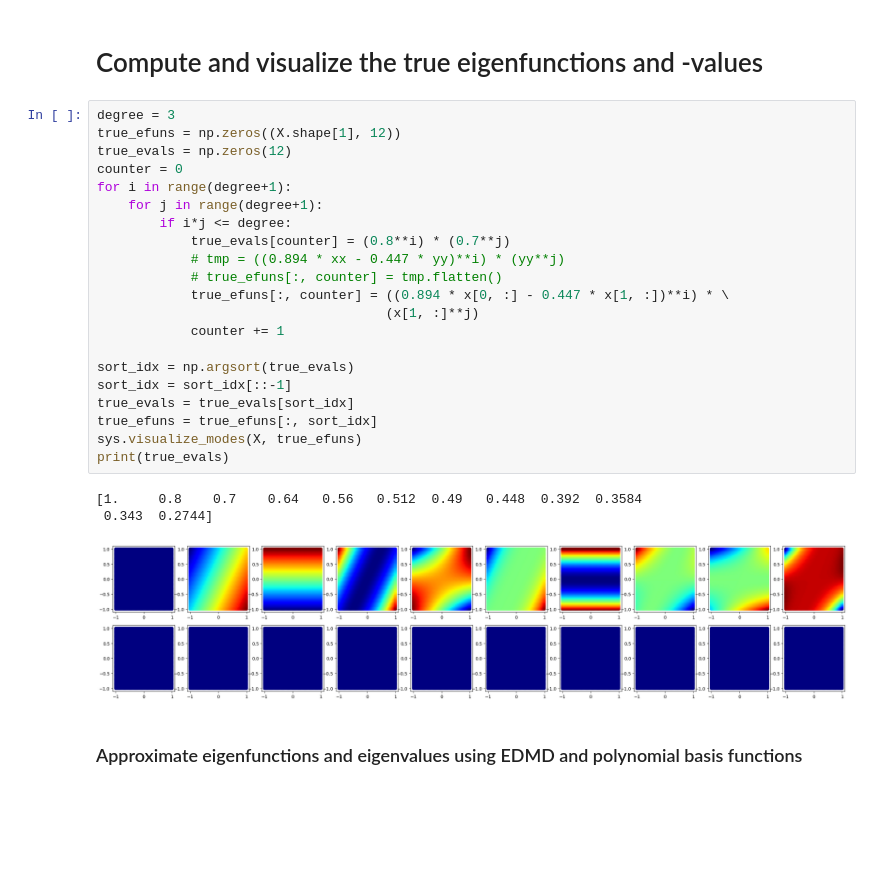
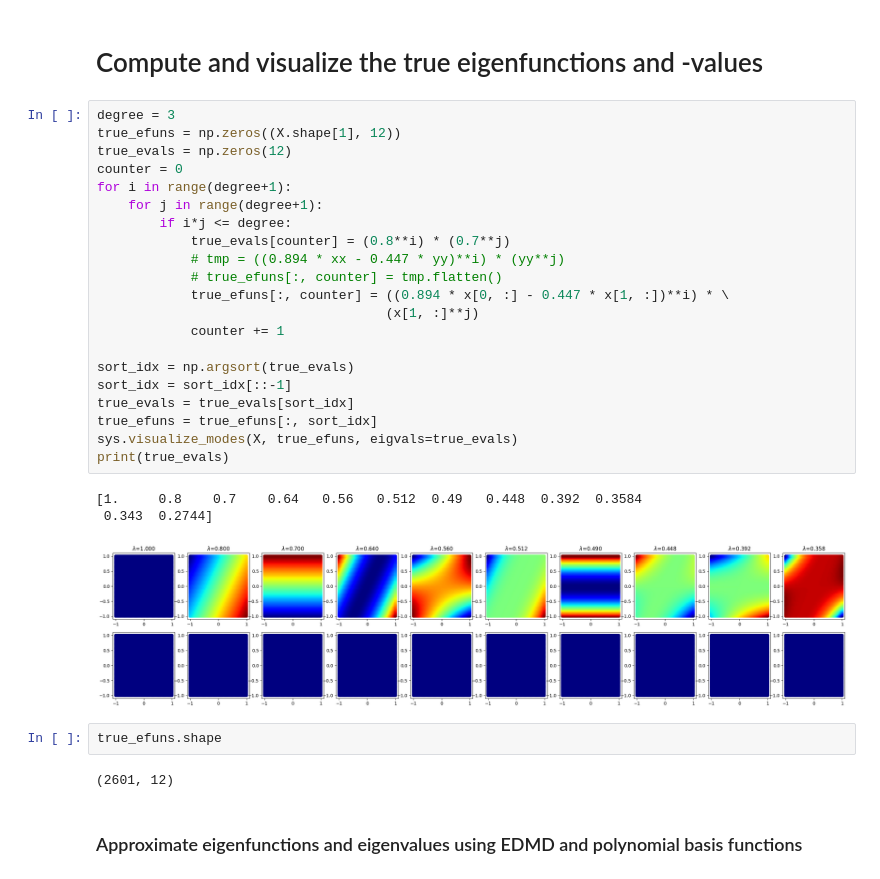
Before and after one commit to dynamicslab/pykoopman, a Jupyter notebook: examples/tutorial_koopman_eigenfunctions_with_edmd.ipynb, the cells around one changed output. Drawn from its saved outputs; the diff is of its cells as text; blank space fills up the shorter version.

```diff
--- a/examples/tutorial_koopman_eigenfunctions_with_edmd.ipynb
+++ b/examples/tutorial_koopman_eigenfunctions_with_edmd.ipynb
@@ -55,28 +55,32 @@ axs.set(ylabel=r'$x_2$',
 # %%
 degree = 3
 true_efuns = np.zeros((X.shape[1], 12))
 true_evals = np.zeros(12)
 counter = 0
 for i in range(degree+1):
     for j in range(degree+1):
         if i*j <= degree:
             true_evals[counter] = (0.8**i) * (0.7**j)
             # tmp = ((0.894 * xx - 0.447 * yy)**i) * (yy**j)
             # true_efuns[:, counter] = tmp.flatten()
             true_efuns[:, counter] = ((0.894 * x[0, :] - 0.447 * x[1, :])**i) * \
                                      (x[1, :]**j)
             counter += 1
 
 sort_idx = np.argsort(true_evals)
 sort_idx = sort_idx[::-1]
 true_evals = true_evals[sort_idx]
 true_efuns = true_efuns[:, sort_idx]
-sys.visualize_modes(X, true_efuns)
+sys.visualize_modes(X, true_efuns, eigvals=true_evals)
 print(true_evals)
 # %% [output]
 [1.     0.8    0.7    0.64   0.56   0.512  0.49   0.448  0.392  0.3584
  0.343  0.2744]
-[figure, old version]
+[figure, new version]
+# %%
+true_efuns.shape
+# %% [output]
+(2601, 12)
 # %% [markdown]
 ### Approximate eigenfunctions and eigenvalues using EDMD and polynomial basis functions
 # %%
```
Also changed, not shown: parts of 6 cells of this notebook, 18 other files.
